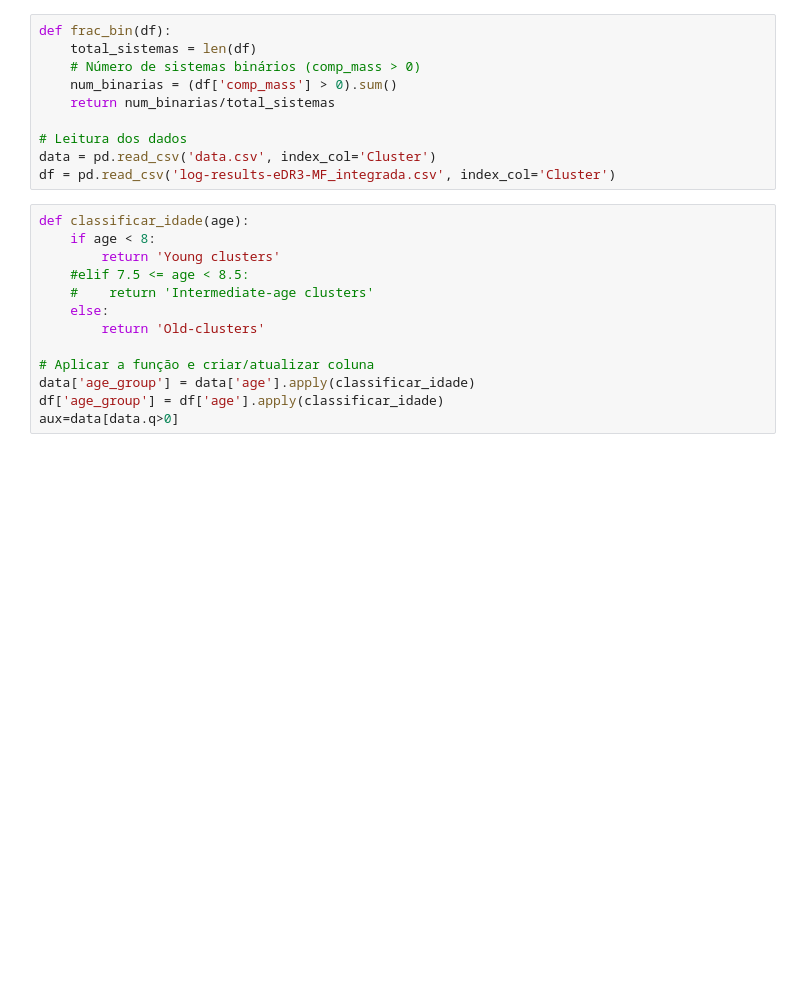
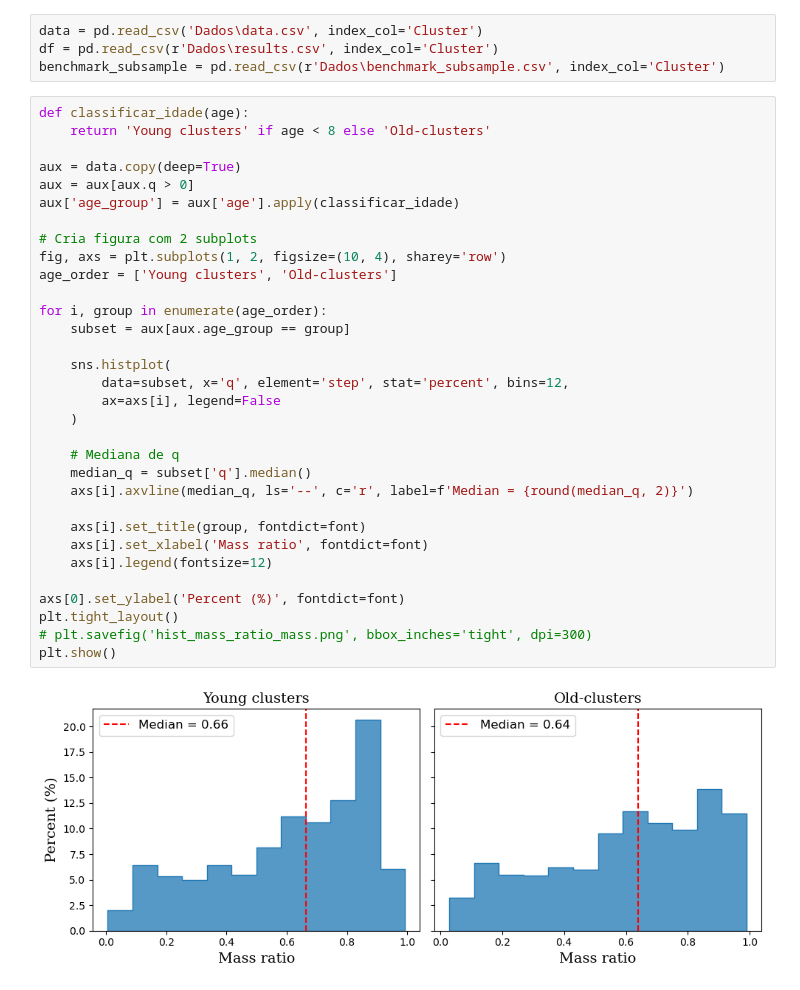
Before and after one commit to RuanPH26/stellar_multiplicity_in_open_clusters, a Jupyter notebook: Idade.ipynb, the cells around one changed output. Drawn from its saved outputs; the diff is of its cells as text; blank space fills up the shorter version.

```diff
--- a/Idade.ipynb
+++ b/Idade.ipynb
@@ -18,24 +19,39 @@ font_cb = {'family': 'serif', 'color':  'black', 'weight': 'normal','size': 12}
 # %%
-def frac_bin(df):
-    total_sistemas = len(df)
-    # Número de sistemas binários (comp_mass > 0)
-    num_binarias = (df['comp_mass'] > 0).sum()
-    return num_binarias/total_sistemas
-
-# Leitura dos dados
-data = pd.read_csv('data.csv', index_col='Cluster')
-df = pd.read_csv('log-results-eDR3-MF_integrada.csv', index_col='Cluster')
+data = pd.read_csv('Dados\data.csv', index_col='Cluster')
+df = pd.read_csv(r'Dados\results.csv', index_col='Cluster')
+benchmark_subsample = pd.read_csv(r'Dados\benchmark_subsample.csv', index_col='Cluster')
 # %%
 def classificar_idade(age):
-    if age < 8:
-        return 'Young clusters'
-    #elif 7.5 <= age < 8.5:
-    #    return 'Intermediate-age clusters'
-    else:
-        return 'Old-clusters'
+    return 'Young clusters' if age < 8 else 'Old-clusters'
 
-# Aplicar a função e criar/atualizar coluna
-data['age_group'] = data['age'].apply(classificar_idade)
-df['age_group'] = df['age'].apply(classificar_idade)
-aux=data[data.q>0]
+aux = data.copy(deep=True)
+aux = aux[aux.q > 0]
+aux['age_group'] = aux['age'].apply(classificar_idade)
+
+# Cria figura com 2 subplots
+fig, axs = plt.subplots(1, 2, figsize=(10, 4), sharey='row')
+age_order = ['Young clusters', 'Old-clusters']
+
+for i, group in enumerate(age_order):
+    subset = aux[aux.age_group == group]
+
+    sns.histplot(
+        data=subset, x='q', element='step', stat='percent', bins=12,
+        ax=axs[i], legend=False
+    )
+
+    # Mediana de q
+    median_q = subset['q'].median()
+    axs[i].axvline(median_q, ls='--', c='r', label=f'Median = {round(median_q, 2)}')
+
+    axs[i].set_title(group, fontdict=font)
+    axs[i].set_xlabel('Mass ratio', fontdict=font)
+    axs[i].legend(fontsize=12)
+
+axs[0].set_ylabel('Percent (%)', fontdict=font)
+plt.tight_layout()
+# plt.savefig('hist_mass_ratio_mass.png', bbox_inches='tight', dpi=300)
+plt.show()
+# %% [output]
+[figure, added]
 # %%
```
Also changed, not shown: parts of 7 cells of this notebook, 4 other files.
